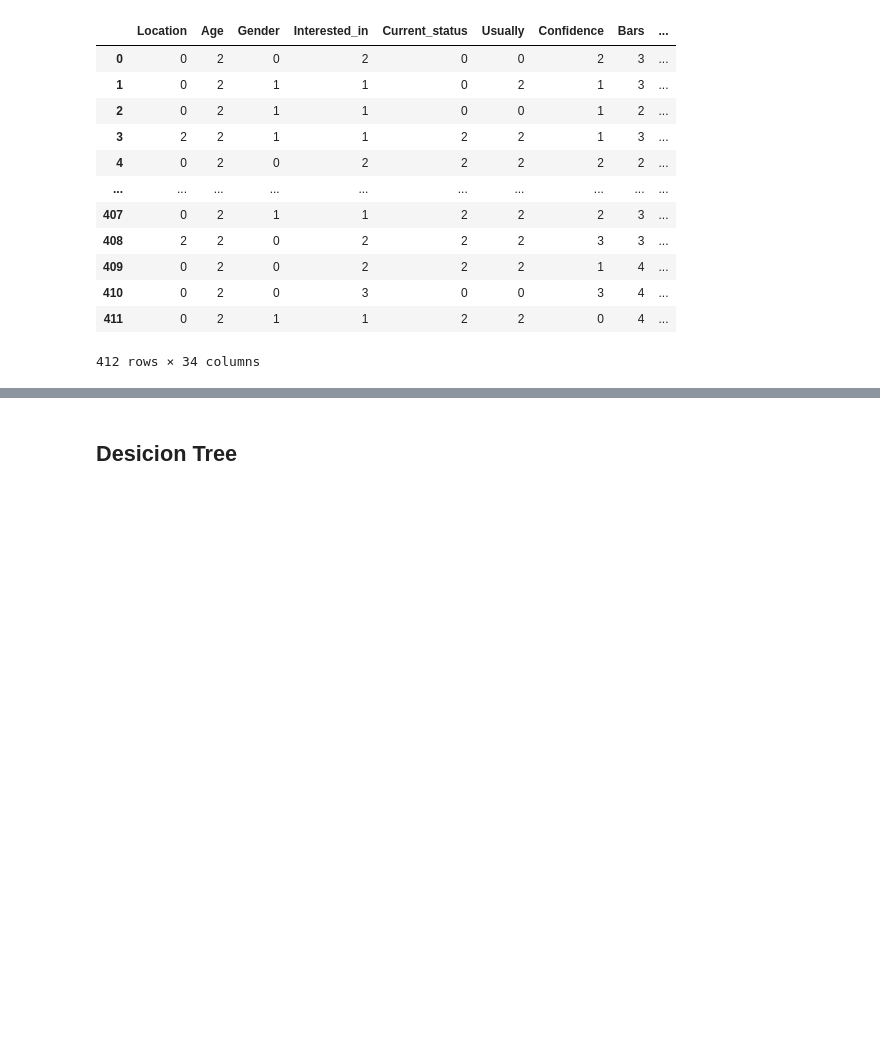
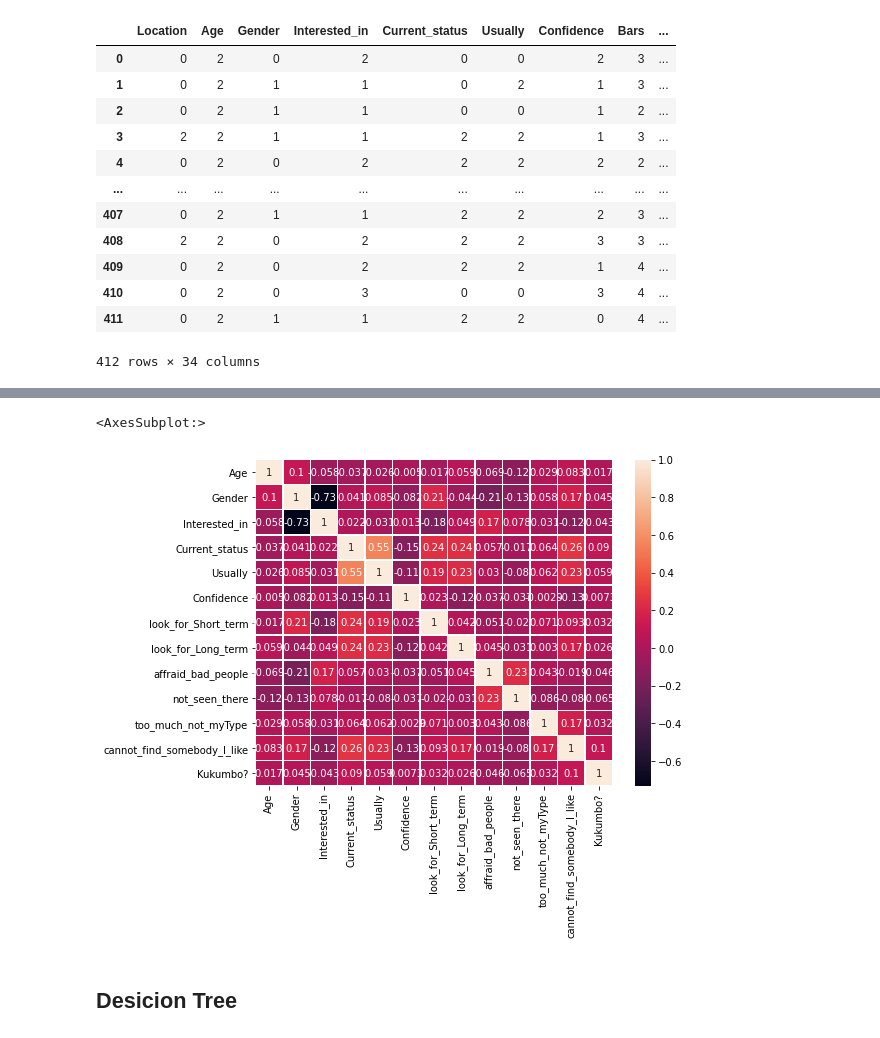
Before and after one commit to golankai/IDC-DS-FinalProject, a Jupyter notebook: DT.ipynb, the cells around one changed output, grey strips where cells are left out. Saved outputs shown, nothing was run; the diff lists cells and outputs as text; code cells hidden in the pictures; blank space fills up the shorter version.

Commit message:
corr matrix

```diff
--- a/DT.ipynb
+++ b/DT.ipynb
@@ -51,0 +83,8 @@ df.describe()
+# %%
+cor_mat_df = df[['Age','Gender','Bars','Social_network','Dating apps','Through_a_friend','Street',
+                 'experience','frequently_use','paid','swipes_are','look_for_Short_term','look_for_Long_term',
+                 'Tinder','Bumble', 'OkCupid', 'Grinder', 'Hinge', 'Atraf', 'Badoo','num_apps',
+                 'use_for_Long_term','use_for_Short_term','use_for_Friends',
+                 'affraid_bad_people','not_seen_there','too_much_not_myType','cannot_find_somebody_I_like','Kukumbo?']]
+corr_matrix = cor_mat_df.corr(method='pearson')
+corr_matrix
@@ -52,3 +106,8 @@ df.describe()
+# %%
+sns.heatmap(corr_matrix, annot=True, linewidths=0.5)
+# %% [output]
+<AxesSubplot:>
+[figure, added]
 # %% [markdown]
 ## Desicion Tree
 # %%
```
Also changed, not shown: parts of 5 cells of this notebook, 1 other file.
